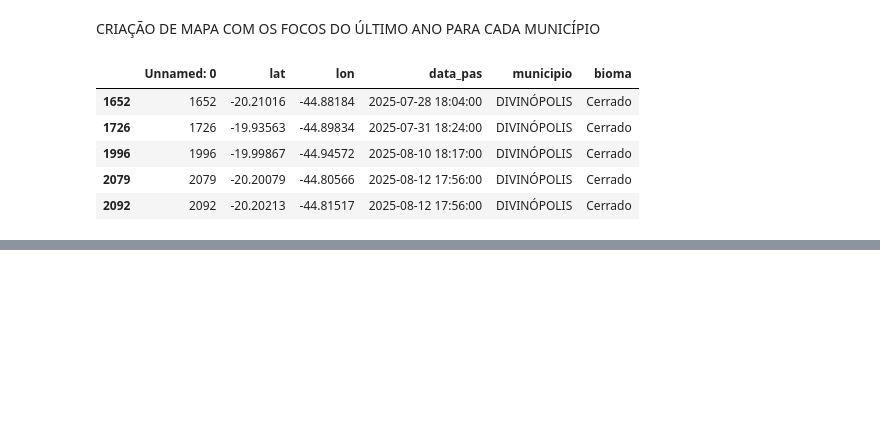
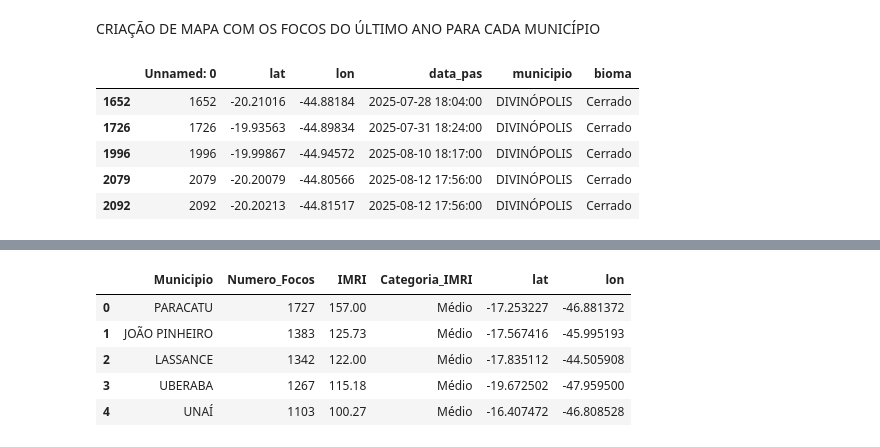
Before and after one commit to jvrezendem/analiseIncendioBR, a Jupyter notebook: notebooks/serieHistorica.ipynb, the cells around one changed output, grey strips where cells are left out. Cells and saved outputs as stored; diff of their text form; code cells hidden in the pictures; blank space fills up the shorter version.

Commit message:
add: criação do IMRI

```diff
--- a/notebooks/serieHistorica.ipynb
+++ b/notebooks/serieHistorica.ipynb
@@ -1161,0 +990,34 @@ mapa_focos_municipio(municipio, PATH)
+# %%
+#calculo do IMRI: numero de focos dividido pelo periodo de tempo (anos) para cada municipio
+
+path = "../data/processed/focos_mg_municipios_ref_2015-2025.csv"
+
+dataset = pd.read_csv(path, sep=",", index_col=0)
+dataset["IMRI"] = round(dataset["Numero_Focos"] / 11, 2)
+
+#classificação do IMRI em categorias: baixo (0-50), médio (51-200), alto (200 ou +)
+def classificar_imri(imri):
+    if imri <= 50:
+        return "Baixo"
+    elif imri <= 200:
+        return "Médio"
+    else:
+        return "Alto"
+
+dataset["Categoria_IMRI"] = dataset["IMRI"].apply(classificar_imri)
+
+#inclusão das coordenadas geográficas para cada municipio para o dataset final
+path_coords = "../data/processed/focos_mg_municipios_ref_mapa.csv"
+coords = pd.read_csv(path_coords, sep=",", index_col=0)
+
+dataset = dataset.merge(coords[["Municipio", "lat", "lon"]], left_on="Municipio", right_on="Municipio", how="left")
+
+
+dataset.head()
+# %% [output]
+|  | Municipio | Numero_Focos | IMRI | Categoria_IMRI | lat | lon |
+| 0 | PARACATU | 1727 | 157.00 | Médio | -17.253227 | -46.881372 |
+| 1 | JOÃO PINHEIRO | 1383 | 125.73 | Médio | -17.567416 | -45.995193 |
+| 2 | LASSANCE | 1342 | 122.00 | Médio | -17.835112 | -44.505908 |
+| 3 | UBERABA | 1267 | 115.18 | Médio | -19.672502 | -47.959500 |
+| 4 | UNAÍ | 1103 | 100.27 | Médio | -16.407472 | -46.808528 |
```
Also changed, not shown: parts of 14 cells of this notebook, 1 other file.
